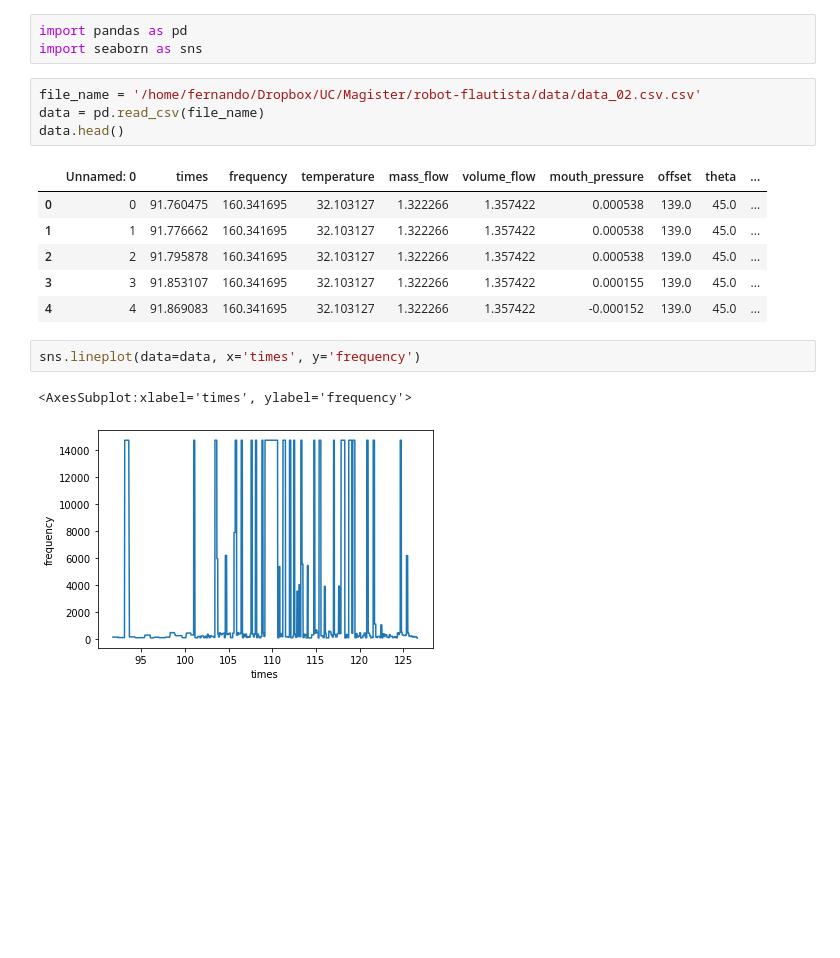
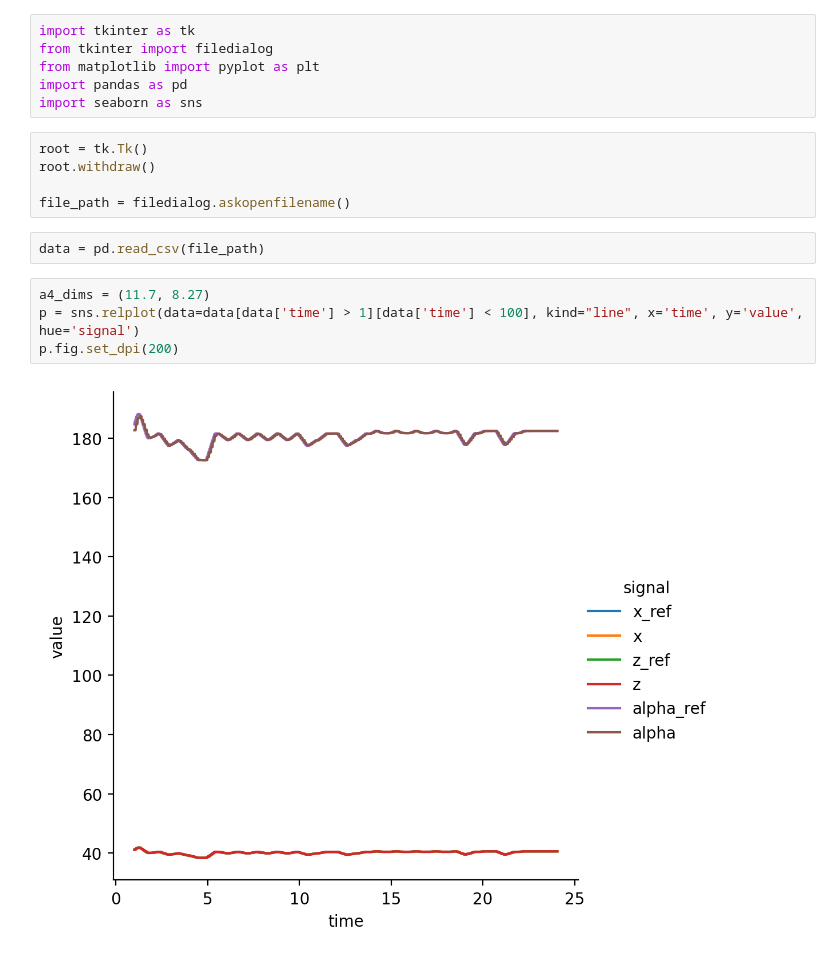
Before and after one commit to fenahurtado/robot-flautista, a Jupyter notebook: exercises/data_analysis.ipynb, the cells around one changed output. Cells and saved outputs as stored; diff of their text form; blank space fills up the shorter version.

```diff
--- a/exercises/data_analysis.ipynb
+++ b/exercises/data_analysis.ipynb
@@ -1,19 +1,19 @@
 # %%
+import tkinter as tk
+from tkinter import filedialog
+from matplotlib import pyplot as plt
 import pandas as pd
 import seaborn as sns
-# %%
-file_name = '/home/fernando/Dropbox/UC/Magister/robot-flautista/data/data_02.csv.csv'
-data = pd.read_csv(file_name)
-data.head()
-# %% [output]
-|  | Unnamed: 0 | times | frequency | temperature | mass_flow | volume_flow | mouth_pressure | offset | theta | ... |
-| 0 | 0 | 91.760475 | 160.341695 | 32.103127 | 1.322266 | 1.357422 | 0.000538 | 139.0 | 45.0 | ... |
-| 1 | 1 | 91.776662 | 160.341695 | 32.103127 | 1.322266 | 1.357422 | 0.000538 | 139.0 | 45.0 | ... |
-| 2 | 2 | 91.795878 | 160.341695 | 32.103127 | 1.322266 | 1.357422 | 0.000538 | 139.0 | 45.0 | ... |
-| 3 | 3 | 91.853107 | 160.341695 | 32.103127 | 1.322266 | 1.357422 | 0.000155 | 139.0 | 45.0 | ... |
-| 4 | 4 | 91.869083 | 160.341695 | 32.103127 | 1.322266 | 1.357422 | -0.000152 | 139.0 | 45.0 | ... |
-# %%
-sns.lineplot(data=data, x='times', y='frequency')
-# %% [output]
-<AxesSubplot:xlabel='times', ylabel='frequency'>
-[figure, removed]
+# %%
+root = tk.Tk()
+root.withdraw()
+
+file_path = filedialog.askopenfilename()
+# %%
+data = pd.read_csv(file_path)
+# %%
+a4_dims = (11.7, 8.27)
+p = sns.relplot(data=data[data['time'] > 1][data['time'] < 100], kind="line", x='time', y='value', hue='signal')
+p.fig.set_dpi(200)
+# %% [output]
+[figure, added]
```
Also changed, not shown: 59 other files.
